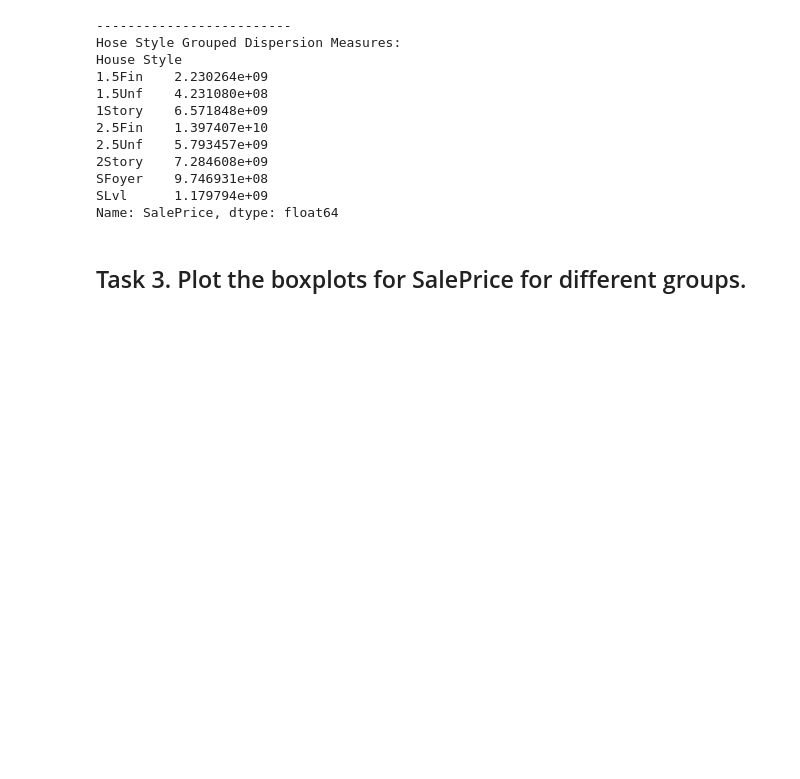
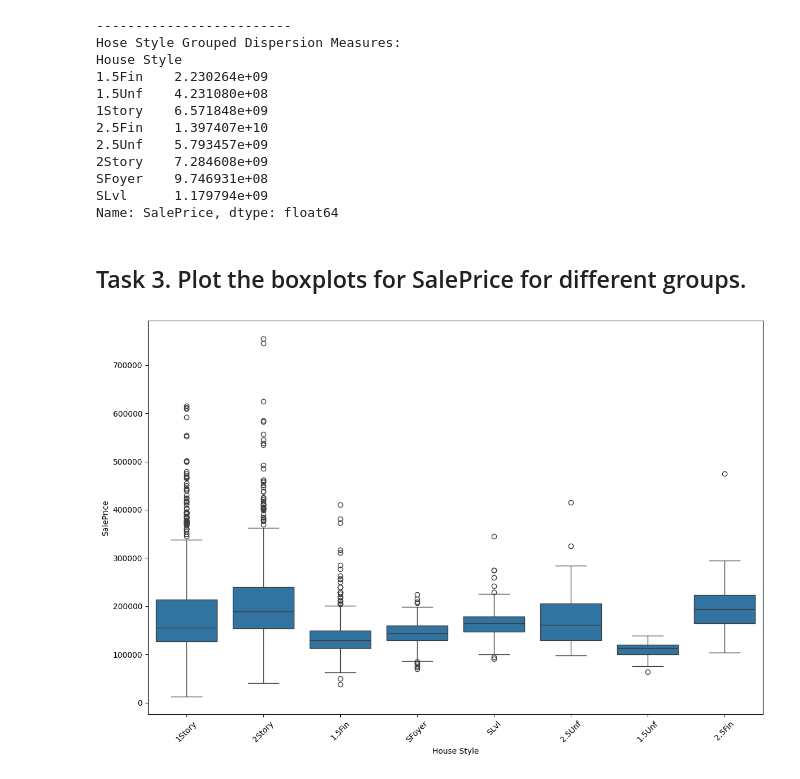
Before and after one commit to ykertytsky/ucu-econometrics, a Jupyter notebook: seminar_1/workbook.ipynb, the cells around one changed output. Drawn from its saved outputs; the diff is of its cells as text; code cells hidden in the pictures; blank space fills up the shorter version.

Commit message:
rendered boxplots correctly

```diff
--- a/seminar_1/workbook.ipynb
+++ b/seminar_1/workbook.ipynb
@@ -158,5 +158,10 @@ Name: SalePrice, dtype: float64
 # %% [markdown]
 ## Task 3. Plot the boxplots for SalePrice for diﬀerent groups.
 # %%
-#
-fig, axes = plt.subplots(2, 4, figsize=(10, 8))
+plt.figure(figsize=(12, 8))
+sns.boxplot(data=df, x='House Style', y='SalePrice')
+plt.xticks(rotation=45)
+plt.tight_layout()
+plt.show()
+# %% [output]
+[figure, added]
```
